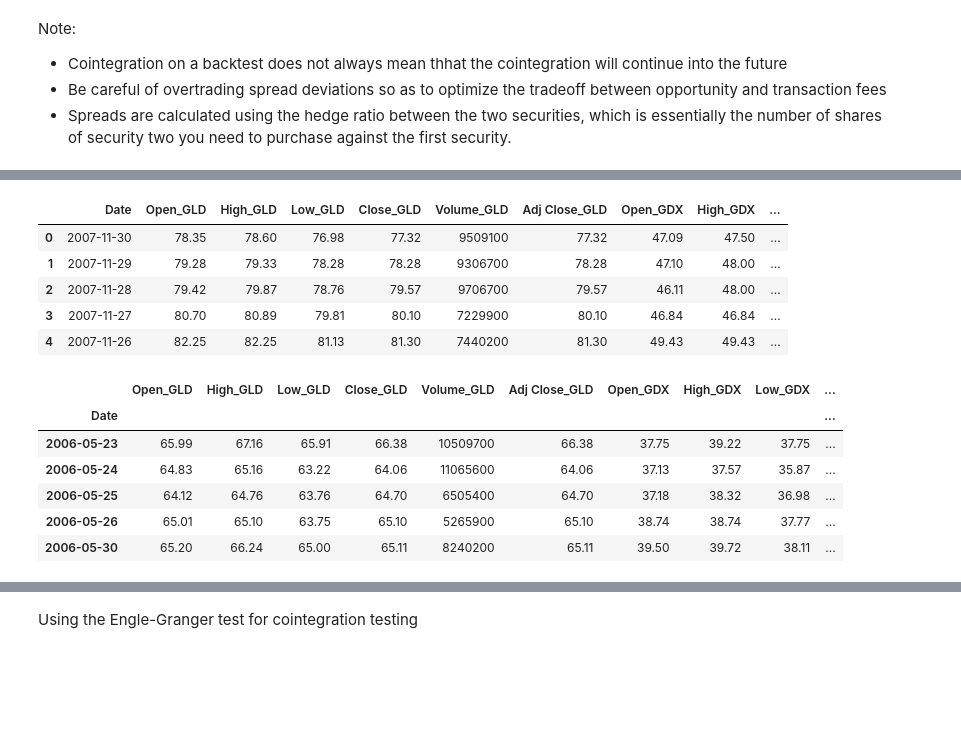
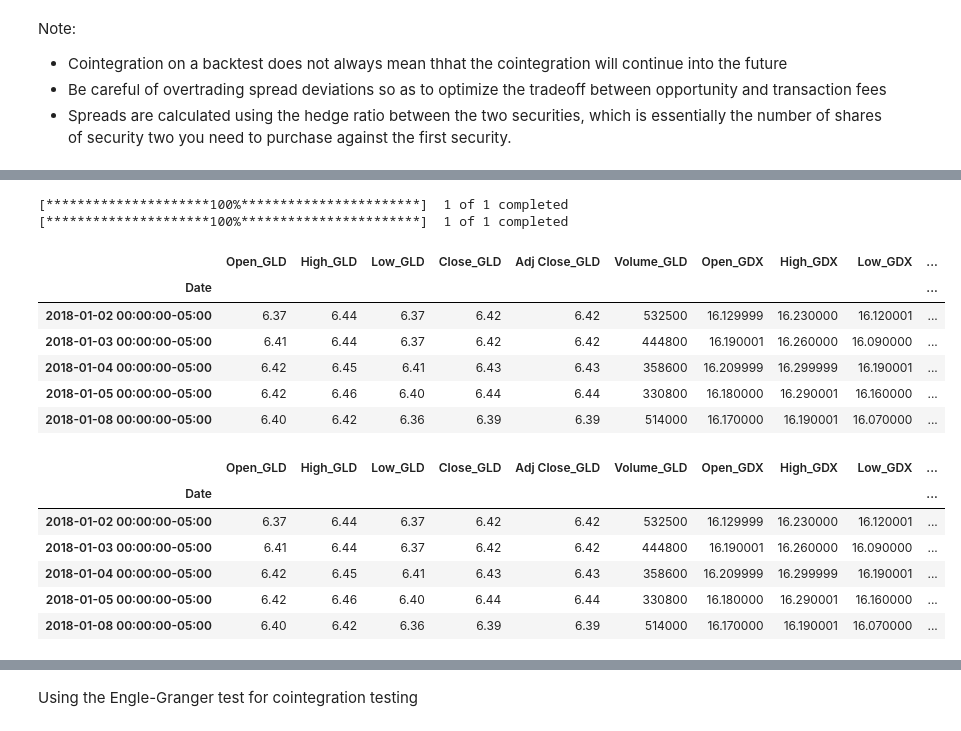
Before and after one commit to milesChild/quant-practice-materials, a Jupyter notebook: backtesting/cointegrated_time_series/cointegrated_ts_detection.ipynb, the cells around one changed output, grey strips where cells are left out. Cells and saved outputs as stored; diff of their text form; code cells hidden in the pictures; blank space fills up the shorter version.

```diff
--- a/backtesting/cointegrated_time_series/cointegrated_ts_detection.ipynb
+++ b/backtesting/cointegrated_time_series/cointegrated_ts_detection.ipynb
@@ -23,28 +19,37 @@ Successfully installed xlrd-2.0.1
 # read data
 gld_df = pd.read_excel('GLD.xls')
 gdx_df = pd.read_excel('GDX.xls')
+# %%
+# get historical price data from yfinance for PHYS and GLD
+phys = yf.download('PSLV', start='2018-01-01', end='2023-01-27')
+gld = yf.download('SLV', start='2018-01-01', end='2023-01-27')
+# %% [output]
+[*********************100%***********************]  1 of 1 completed
+[*********************100%***********************]  1 of 1 completed
 # %%
-df = pd.merge(gld_df, gdx_df, on='Date', suffixes=('_GLD', '_GDX'))
+df = pd.merge(phys, gld, on='Date', suffixes=('_GLD', '_GDX'))
 df.head()
 # %% [output]
-|  | Date | Open_GLD | High_GLD | Low_GLD | Close_GLD | Volume_GLD | Adj Close_GLD | Open_GDX | High_GDX | ... |
-| 0 | 2007-11-30 | 78.35 | 78.60 | 76.98 | 77.32 | 9509100 | 77.32 | 47.09 | 47.50 | ... |
-| 1 | 2007-11-29 | 79.28 | 79.33 | 78.28 | 78.28 | 9306700 | 78.28 | 47.10 | 48.00 | ... |
-| 2 | 2007-11-28 | 79.42 | 79.87 | 78.76 | 79.57 | 9706700 | 79.57 | 46.11 | 48.00 | ... |
-| 3 | 2007-11-27 | 80.70 | 80.89 | 79.81 | 80.10 | 7229900 | 80.10 | 46.84 | 46.84 | ... |
-| 4 | 2007-11-26 | 82.25 | 82.25 | 81.13 | 81.30 | 7440200 | 81.30 | 49.43 | 49.43 | ... |
+|  | Open_GLD | High_GLD | Low_GLD | Close_GLD | Adj Close_GLD | Volume_GLD | Open_GDX | High_GDX | Low_GDX | ... |
+| Date |  |  |  |  |  |  |  |  |  | ... |
+| 2018-01-02 00:00:00-05:00 | 6.37 | 6.44 | 6.37 | 6.42 | 6.42 | 532500 | 16.129999 | 16.230000 | 16.120001 | ... |
+| 2018-01-03 00:00:00-05:00 | 6.41 | 6.44 | 6.37 | 6.42 | 6.42 | 444800 | 16.190001 | 16.260000 | 16.090000 | ... |
+| 2018-01-04 00:00:00-05:00 | 6.42 | 6.45 | 6.41 | 6.43 | 6.43 | 358600 | 16.209999 | 16.299999 | 16.190001 | ... |
+| 2018-01-05 00:00:00-05:00 | 6.42 | 6.46 | 6.40 | 6.44 | 6.44 | 330800 | 16.180000 | 16.290001 | 16.160000 | ... |
+| 2018-01-08 00:00:00-05:00 | 6.40 | 6.42 | 6.36 | 6.39 | 6.39 | 514000 | 16.170000 | 16.190001 | 16.070000 | ... |
 # %%
+df.reset_index(inplace=True)
 df.set_index('Date', inplace=True)
 df.sort_index(inplace=True)
 df.head()
 # %% [output]
-|  | Open_GLD | High_GLD | Low_GLD | Close_GLD | Volume_GLD | Adj Close_GLD | Open_GDX | High_GDX | Low_GDX | ... |
+|  | Open_GLD | High_GLD | Low_GLD | Close_GLD | Adj Close_GLD | Volume_GLD | Open_GDX | High_GDX | Low_GDX | ... |
 | Date |  |  |  |  |  |  |  |  |  | ... |
-| 2006-05-23 | 65.99 | 67.16 | 65.91 | 66.38 | 10509700 | 66.38 | 37.75 | 39.22 | 37.75 | ... |
-| 2006-05-24 | 64.83 | 65.16 | 63.22 | 64.06 | 11065600 | 64.06 | 37.13 | 37.57 | 35.87 | ... |
-| 2006-05-25 | 64.12 | 64.76 | 63.76 | 64.70 | 6505400 | 64.70 | 37.18 | 38.32 | 36.98 | ... |
-| 2006-05-26 | 65.01 | 65.10 | 63.75 | 65.10 | 5265900 | 65.10 | 38.74 | 38.74 | 37.77 | ... |
-| 2006-05-30 | 65.20 | 66.24 | 65.00 | 65.11 | 8240200 | 65.11 | 39.50 | 39.72 | 38.11 | ... |
+| 2018-01-02 00:00:00-05:00 | 6.37 | 6.44 | 6.37 | 6.42 | 6.42 | 532500 | 16.129999 | 16.230000 | 16.120001 | ... |
+| 2018-01-03 00:00:00-05:00 | 6.41 | 6.44 | 6.37 | 6.42 | 6.42 | 444800 | 16.190001 | 16.260000 | 16.090000 | ... |
+| 2018-01-04 00:00:00-05:00 | 6.42 | 6.45 | 6.41 | 6.43 | 6.43 | 358600 | 16.209999 | 16.299999 | 16.190001 | ... |
+| 2018-01-05 00:00:00-05:00 | 6.42 | 6.46 | 6.40 | 6.44 | 6.44 | 330800 | 16.180000 | 16.290001 | 16.160000 | ... |
+| 2018-01-08 00:00:00-05:00 | 6.40 | 6.42 | 6.36 | 6.39 | 6.39 | 514000 | 16.170000 | 16.190001 | 16.070000 | ... |
 # %%
 print(f'Number of days in dataset: {len(df)}')
 # %% [output]
```
Also changed, not shown: parts of 6 cells of this notebook, 42 other files.
